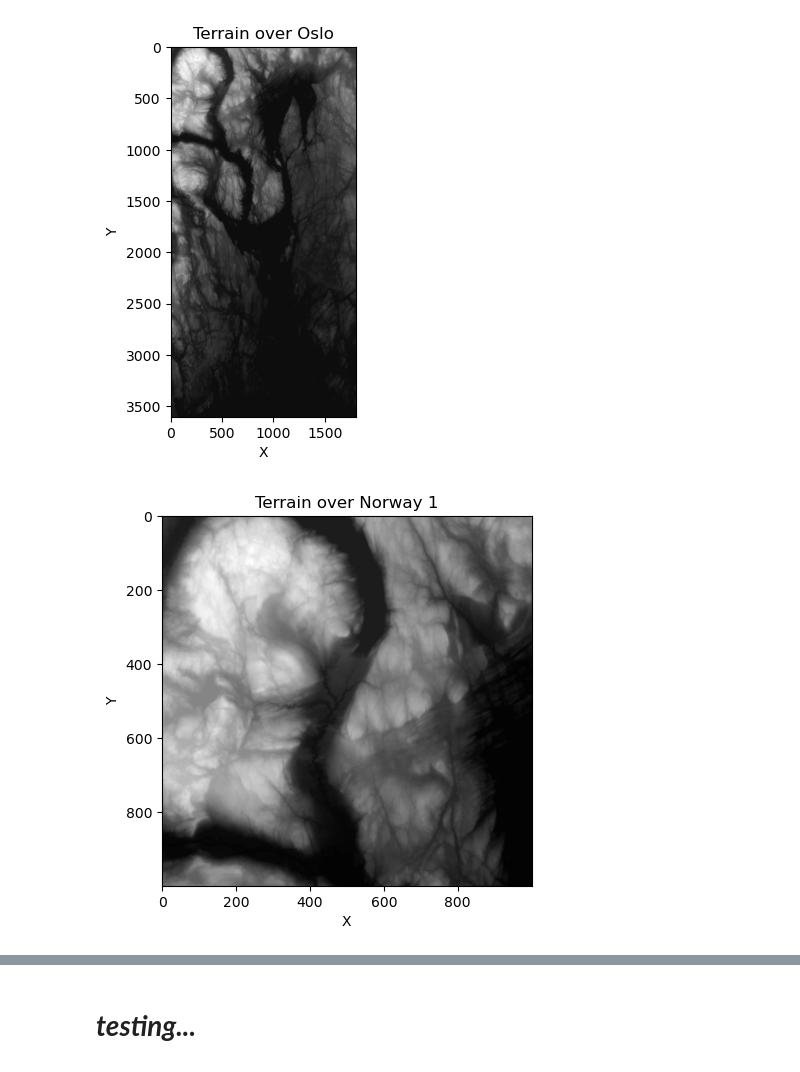
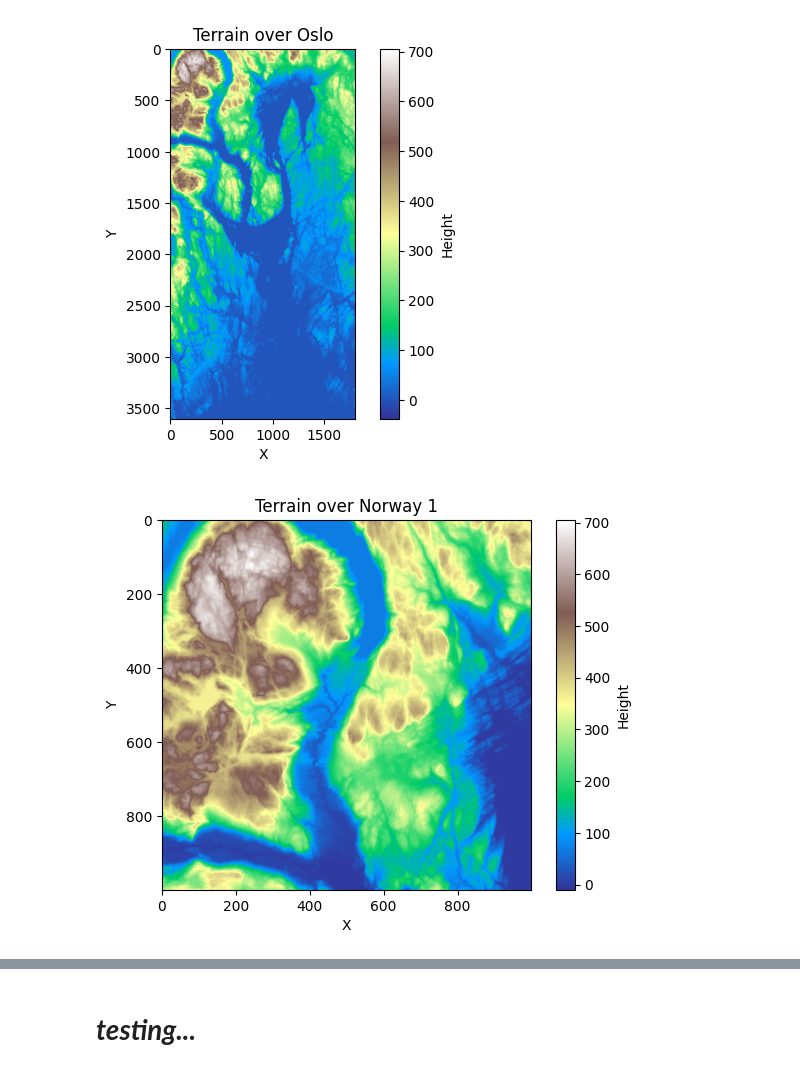
Before and after one commit to LassePladsen/FYS-STK3155-projects, a Jupyter notebook: project1/source_code/part_g_real_data.ipynb, the cells around one changed output, grey strips where cells are left out. Cells and saved outputs as stored; diff of their text form; code cells hidden in the pictures.

Commit message:
changed colormaps for contour plots

```diff
--- a/project1/source_code/part_g_real_data.ipynb
+++ b/project1/source_code/part_g_real_data.ipynb
@@ -11,17 +11,20 @@ from sklearn.preprocessing import StandardScaler, PolynomialFeatures
 from sklearn.model_selection import KFold
 from sklearn.linear_model import Lasso
 # %%
+COLORMAP = "terrain"  # color map for countour plots
+
 # Load the terrain
 terrain = imread('../reference_material/oslo.tif')
 # Show the terrain
 plt.figure()
 plt.title('Terrain over Oslo')
-plt.imshow(terrain, cmap='gray')
+plt.imshow(terrain, cmap=COLORMAP)
+plt.colorbar(label="Height")
 plt.xlabel('X')
 plt.ylabel('Y')
 plt.show()
 # %% [output]
-[figure, old version]
+[figure, new version]
 # %%
 def create_X(x, y, n):
     """Returns the design matrix X from coordinates x and y with n polynomial degrees."""
@@ -57,12 +60,13 @@ z = terrain
 # Show the terrain
 plt.figure()
 plt.title('Terrain over Norway 1')
-plt.imshow(terrain, cmap='gray')
+plt.imshow(terrain, cmap=COLORMAP)
 plt.xlabel('X')
 plt.ylabel('Y')
+plt.colorbar(label="Height")
 plt.show()
 # %% [output]
-[figure, old version]
+[figure, new version]
 # %%
 fig = plt.figure()
 ax = plt.axes(projection='3d')
```
Also changed, not shown: parts of 13 cells of this notebook.
